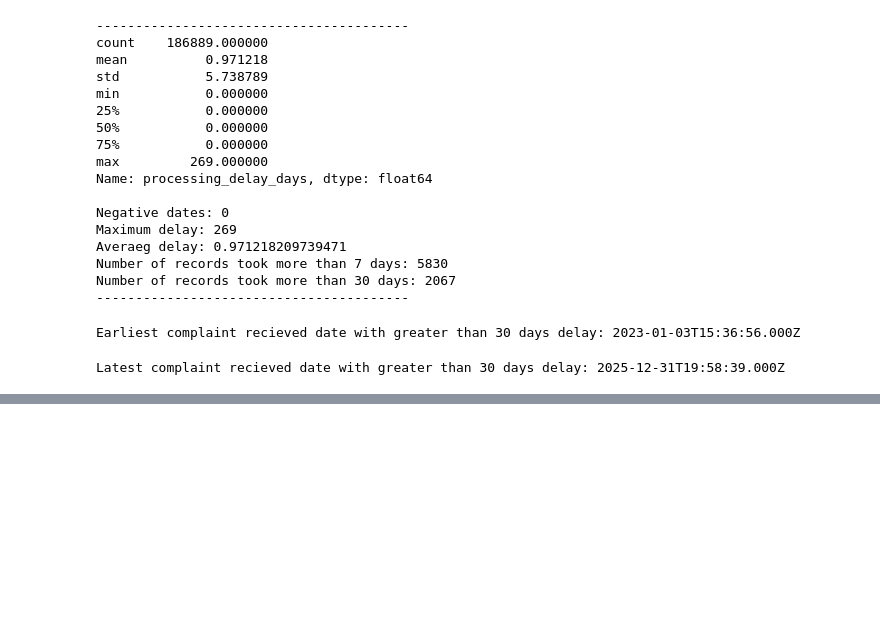
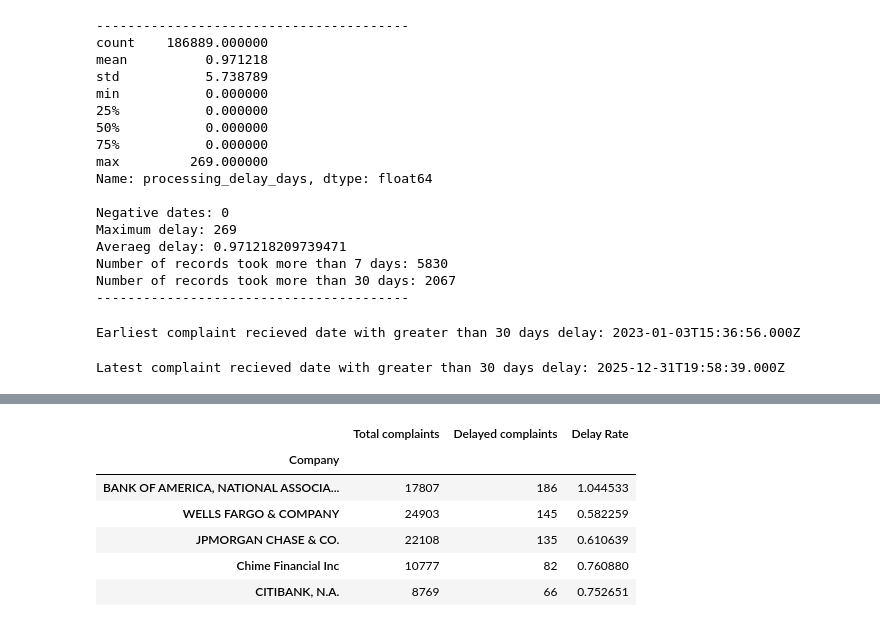
Before and after one commit to Rayyan-2205/project-3, a Jupyter notebook: notebook/analysis.ipynb, the cells around one changed output, grey strips where cells are left out. Cells and saved outputs as stored; diff of their text form; code cells hidden in the pictures; blank space fills up the shorter version.

```diff
--- a/notebook/analysis.ipynb
+++ b/notebook/analysis.ipynb
@@ -323,0 +423,14 @@ dtype: int64
+# %%
+# Highest delayed complaint count
+company_report.sort_values(
+    'Delayed complaints',
+    ascending=False
+).head(5)
+# %% [output]
+|  | Total complaints | Delayed complaints | Delay Rate |
+| Company |  |  |  |
+| BANK OF AMERICA, NATIONAL ASSOCIA... | 17807 | 186 | 1.044533 |
+| WELLS FARGO & COMPANY | 24903 | 145 | 0.582259 |
+| JPMORGAN CHASE & CO. | 22108 | 135 | 0.610639 |
+| Chime Financial Inc | 10777 | 82 | 0.760880 |
+| CITIBANK, N.A. | 8769 | 66 | 0.752651 |
```
Also changed, not shown: parts of 17 cells of this notebook.
